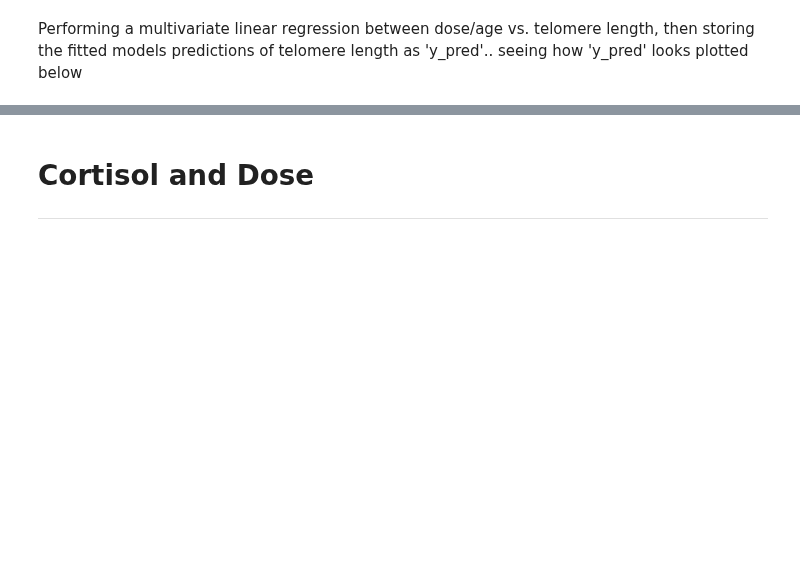
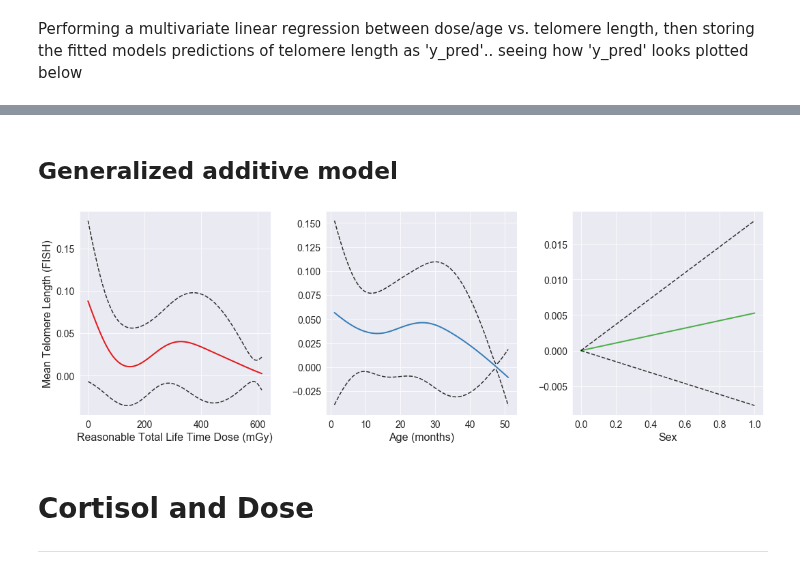
Before and after one commit to Jared-Luxton/Fukushima-Nuclear-Disaster-Humans, a Jupyter notebook: workflow & analyses notebooks/02_Fukushima_Project_Visualization_and_Statistics.ipynb, the cells around one changed output, grey strips where cells are left out. Drawn from its saved outputs; the diff is of its cells as text; code cells hidden in the pictures; blank space fills up the shorter version.

```diff
--- a/workflow & analyses notebooks/02_Fukushima_Project_Visualization_and_Statistics.ipynb
+++ b/workflow & analyses notebooks/02_Fukushima_Project_Visualization_and_Statistics.ipynb
@@ -218,0 +159,47 @@ for dose in ['Reasonable Total Life Time Dose mGy (Int+Ext,134+137)',
+# %% [markdown]
+## Generalized additive model
+# %%
+df = merge_kelly_teloFISH_dose.copy()
+df['constant'] = 1
+df.rename({'Reasonable Total Life Time Dose mGy (Int+Ext,134+137)':
+           'Reasonable Total Life Time Dose mGy'}, axis=1, inplace=True)
+
+y = df['Mean Telomere Length (FISH)']
+X = df[['Reasonable Total Life Time Dose mGy', 'Age (months)', 'encoded sex', 'constant']]
+
+lam = np.logspace(-3, 3, 3)
+lams = [lam] * 3
+# n_splines=25
+lam=100
+
+gam = LinearGAM(s(0,
+                  lam=lam,
+                 ) + s(1,
+                       lam=lam
+                      ) + l(2,
+                            lam=lam
+                           ), fit_intercept=True).fit(X, y)
+# gam.gridsearch(X, y, lam=lams,
+#                keep_best=True,
+#               )
+# %%
+fig, axs = plt.subplots(1,3, figsize=(15,5), sharey=False, sharex=False)
+fontsize=16
+
+colors = sns.color_palette('Set1', len(df['Sample ID'].unique())),
+t = (1,)
+test = [x + t for x in colors[0]]
+
+titles = ['Reasonable Total Life Time Dose (mGy)', 'Age (months)', 'Sex']
+for i, ax in enumerate(axs):
+    XX = gam.generate_X_grid(term=i)
+    ax.plot(XX[:, i], gam.partial_dependence(term=i, X=XX), color=test[i], linewidth=2)
+    ax.plot(XX[:, i], gam.partial_dependence(term=i, X=XX, width=.95)[1], c='black', alpha=.8, ls='--')
+    ax.set_xlabel(titles[i], fontsize=fontsize)
+    ax.tick_params(labelsize=14)
+axs[0].set_ylabel('Mean Telomere Length (FISH)', fontsize=fontsize)
+
+plt.tight_layout()
+plt.savefig(f'graphs/main figures/GAM Mean Telomere Length (FISH) vs {titles}.png', dpi=600, bbox_inches='tight')
+# %% [output]
+[figure, added]
```
Also changed, not shown: parts of 73 cells of this notebook, 2 other files.
